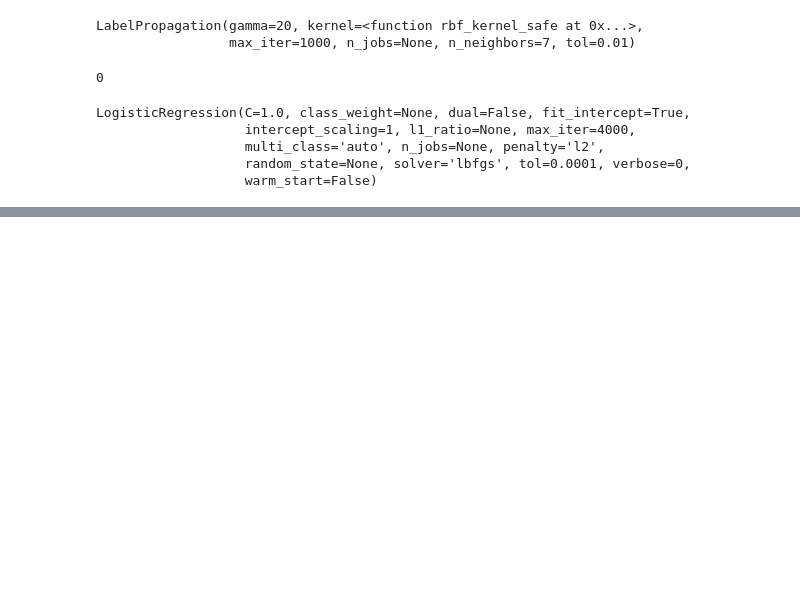
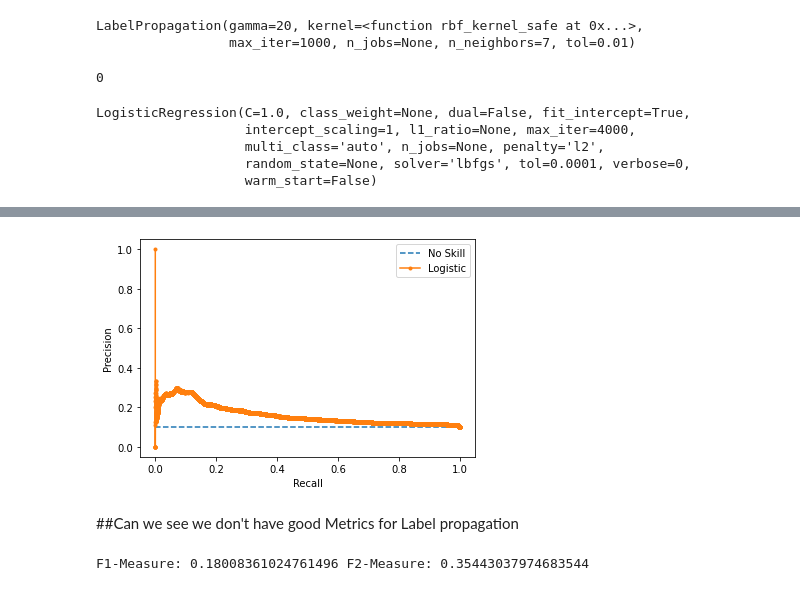
Before and after one commit to GuyenSoto/BTC, a Jupyter notebook: BTC_labelPropagation.ipynb, the cells around one changed output, grey strips where cells are left out. Cells and saved outputs as stored; diff of their text form; code cells hidden in the pictures; blank space fills up the shorter version.

```diff
--- a/BTC_labelPropagation_S.ipynb
+++ b/BTC_labelPropagation.ipynb
@@ -295,0 +417,49 @@ Accuracy: 81.40
+# %%
+# predict probabilities
+yhat = model2.predict_proba(X_test)
+# retrieve just the probabilities for the positive class
+pos_probs = yhat[:, 1]
+# calculate the no skill line as the proportion of the positive class
+no_skill = len(y[y==1]) / len(y)
+# plot the no skill precision-recall curve
+pyplot.plot([0, 1], [no_skill, no_skill], linestyle='--', label='No Skill')
+# calculate model precision-recall curve
+precision, recall, _ = precision_recall_curve(y_test, pos_probs)
+# plot the model precision-recall curve
+pyplot.plot(recall, precision, marker='.', label='Logistic')
+# axis labels
+pyplot.xlabel('Recall')
+pyplot.ylabel('Precision')
+# show the legend
+pyplot.legend()
+# show the plot
+pyplot.show()
+# %% [output]
+[figure, added]
+# %% [markdown]
+##Can we see we don't have good Metrics for Label propagation
+# %%
+#Calculating Beta Score
+from sklearn.metrics import fbeta_score
+from sklearn.metrics import f1_score
+from sklearn.metrics import precision_recall_fscore_support
+
+y_pred=model2.predict_proba(X_test)
+#If you want to predict e.g. 1 or 0 for your y values, then you would have to convert your linear regression predictions to either of these classes.
+ #You could say any value in y_pred above 0.7 is a 1 and anything below is 0.
+
+cutoff = 0.7                              # decide on a cutoff limit
+y_pred_classes = np.zeros_like(y_pred)    # initialise a matrix full with zeros
+y_pred_classes[y_pred > cutoff] = 1       # add a 1 if the cutoff was breached
+#you have to do the same for the actual values too:
+
+y_test_classes = np.zeros_like(y_pred)
+y_test_classes[y_test > cutoff] = 1
+
+#confusion_matrix(y_test_classes, y_pred_classes)
+#F-1 and F-2 Score
+score1=fbeta_score(y_test_classes, y_pred_classes, average=None, beta=1)
+score2=fbeta_score(y_test_classes, y_pred_classes, average=None, beta=2)
+print('F1-Measure:',score1[0],'F2-Measure:',score2[0])
+# %% [output]
+F1-Measure: 0.18008361024761496 F2-Measure: 0.35443037974683544
```
Also changed, not shown: parts of 36 cells of this notebook, 9 other files.
